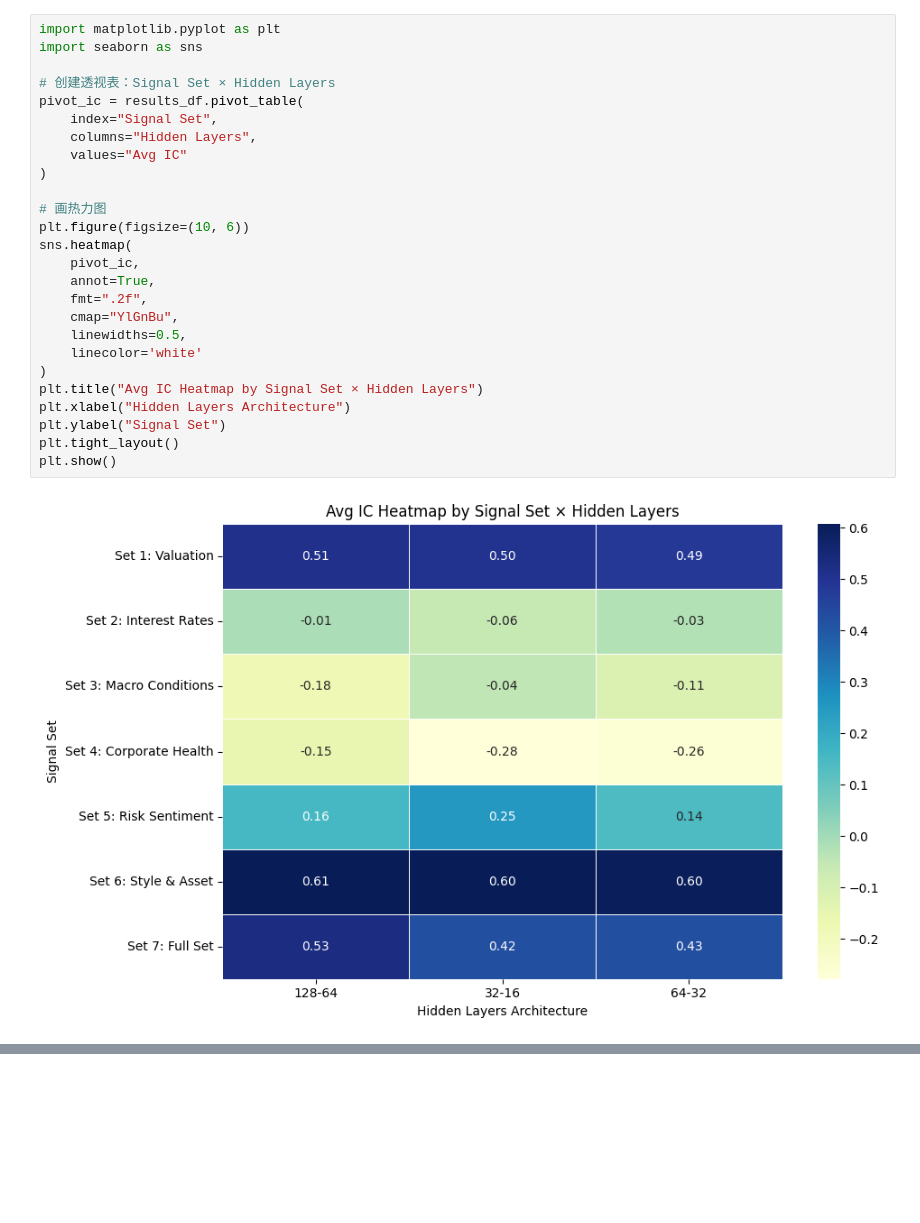
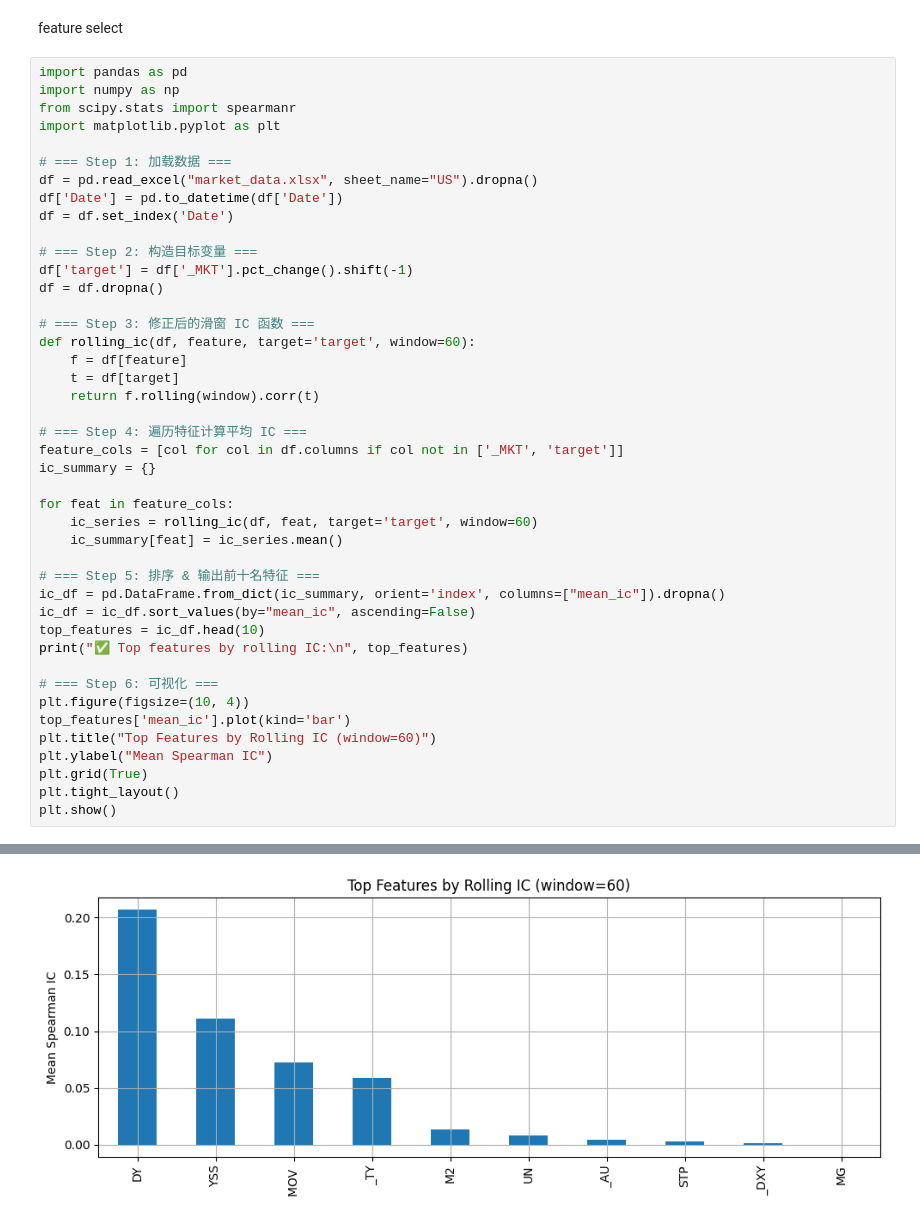
Before and after one commit to michellecxy015/ml-finacne, a Jupyter notebook: dnn.ipynb, the cells around one changed output, grey strips where cells are left out. Drawn from its saved outputs; the diff is of its cells as text; blank space fills up the shorter version.

```diff
--- a/dnn.ipynb
+++ b/dnn.ipynb
@@ -147,28 +16,46 @@ print(results_df)
-# %%
-import matplotlib.pyplot as plt
-import seaborn as sns
-
-# 创建透视表：Signal Set × Hidden Layers
-pivot_ic = results_df.pivot_table(
-    index="Signal Set",
-    columns="Hidden Layers",
-    values="Avg IC"
-)
-
-# 画热力图
-plt.figure(figsize=(10, 6))
-sns.heatmap(
-    pivot_ic,
-    annot=True,
-    fmt=".2f",
-    cmap="YlGnBu",
-    linewidths=0.5,
-    linecolor='white'
-)
-plt.title("Avg IC Heatmap by Signal Set × Hidden Layers")
-plt.xlabel("Hidden Layers Architecture")
-plt.ylabel("Signal Set")
-plt.tight_layout()
-plt.show()
-# %% [output]
-[figure, removed]
+# %% [markdown]
+feature select
+# %%
+import pandas as pd
+import numpy as np
+from scipy.stats import spearmanr
+import matplotlib.pyplot as plt
+
+# === Step 1: 加载数据 ===
+df = pd.read_excel("market_data.xlsx", sheet_name="US").dropna()
+df['Date'] = pd.to_datetime(df['Date'])
+df = df.set_index('Date')
+
+# === Step 2: 构造目标变量 ===
+df['target'] = df['_MKT'].pct_change().shift(-1)
+df = df.dropna()
+
+# === Step 3: 修正后的滑窗 IC 函数 ===
+def rolling_ic(df, feature, target='target', window=60):
+    f = df[feature]
+    t = df[target]
+    return f.rolling(window).corr(t)
+
+# === Step 4: 遍历特征计算平均 IC ===
+feature_cols = [col for col in df.columns if col not in ['_MKT', 'target']]
+ic_summary = {}
+
+for feat in feature_cols:
+    ic_series = rolling_ic(df, feat, target='target', window=60)
+    ic_summary[feat] = ic_series.mean()
+
+# === Step 5: 排序 & 输出前十名特征 ===
+ic_df = pd.DataFrame.from_dict(ic_summary, orient='index', columns=["mean_ic"]).dropna()
+ic_df = ic_df.sort_values(by="mean_ic", ascending=False)
+top_features = ic_df.head(10)
+print("✅ Top features by rolling IC:\n", top_features)
+
+# === Step 6: 可视化 ===
+plt.figure(figsize=(10, 4))
+top_features['mean_ic'].plot(kind='bar')
+plt.title("Top Features by Rolling IC (window=60)")
+plt.ylabel("Mean Spearman IC")
+plt.grid(True)
+plt.tight_layout()
+plt.show()
+# %% [output]
@@ -174,0 +74 @@ plt.show()
+[figure, added]
```
Also changed, not shown: parts of 23 cells of this notebook.
